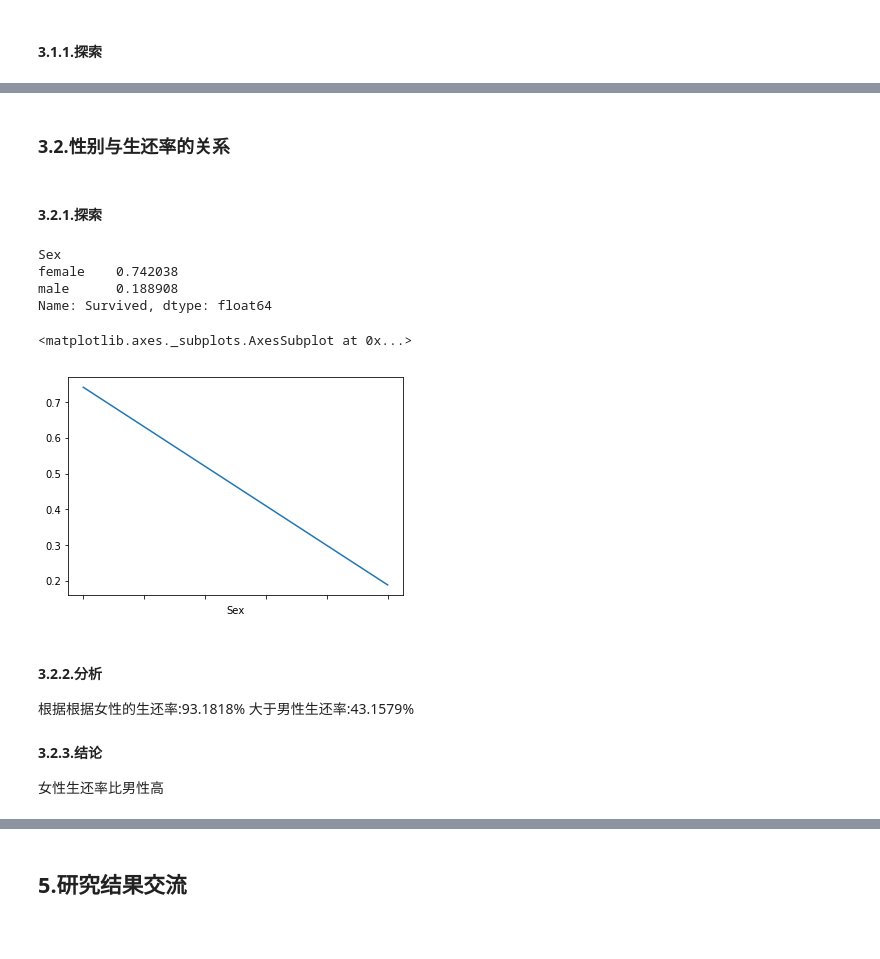
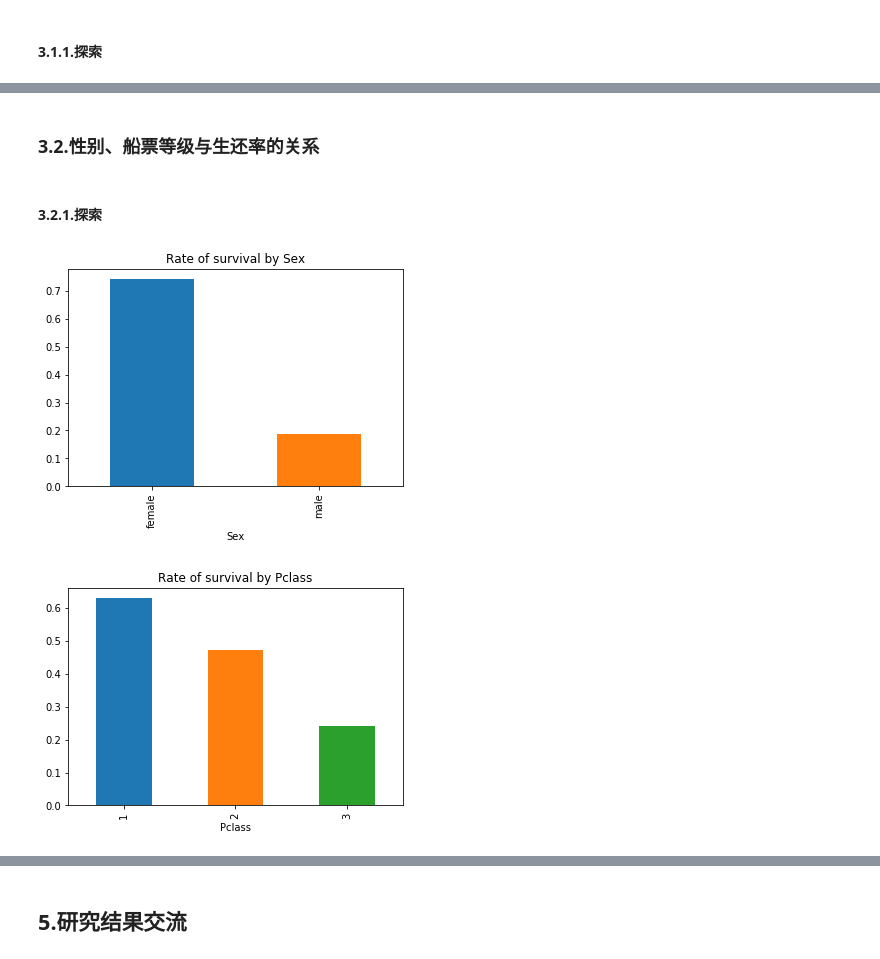
Before and after one commit to etangyushan/titanic_analyzing, a Jupyter notebook: titanic.ipynb, the cells around one changed output, grey strips where cells are left out. Saved outputs shown, nothing was run; the diff lists cells and outputs as text; code cells hidden in the pictures; blank space fills up the shorter version.

```diff
--- a/titanic.ipynb
+++ b/titanic.ipynb
@@ -267,24 +242,22 @@ plt.show()
 # %% [markdown]
-### 3.2.性别与生还率的关系
+### 3.2.性别、船票等级与生还率的关系
 # %% [markdown]
 #### 3.2.1.探索
-# %%
-#根据性别分组
-survived_by_sex = titanic_df.groupby('Sex').mean()['Survived']
-print survived_by_sex
-survived_by_sex.plot()
-# %% [output]
-Sex
-female    0.742038
-male      0.188908
-Name: Survived, dtype: float64
-<matplotlib.axes._subplots.AxesSubplot at 0x...>
-[figure, removed]
-# %% [markdown]
-#### 3.2.2.分析
-
-根据根据女性的生还率:93.1818% 大于男性生还率:43.1579%
-
-#### 3.2.3.结论
-
-女性生还率比男性高
+# %%
+def plotRate(feature):
+    '''
+    计算生存率和显示柱状图
+    '''
+    survived_by_feature = titanic_df.groupby(feature).mean()['Survived']
+    survived_by_feature.plot(kind='bar')
+    plt.title('Rate of survival by '+feature)
+    plt.show()
+
+#性别相关生存率柱状图
+plotRate('Sex')
+
+#船票等级相关生存率柱状图
+plotRate('Pclass')
+# %% [output]
+[figure, added]
+[figure, added]
```
Also changed, not shown: parts of 51 cells of this notebook, 2 other files.
